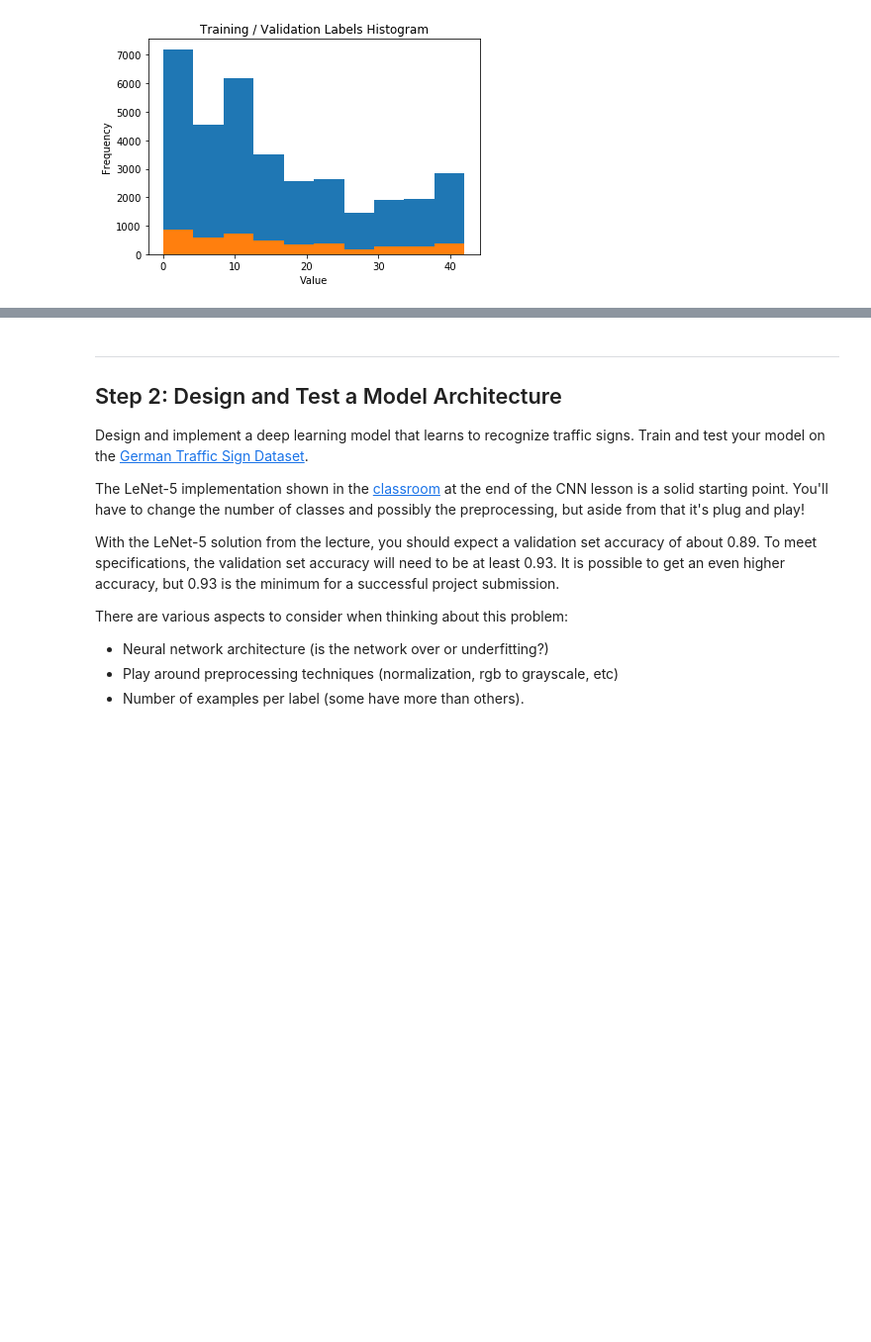
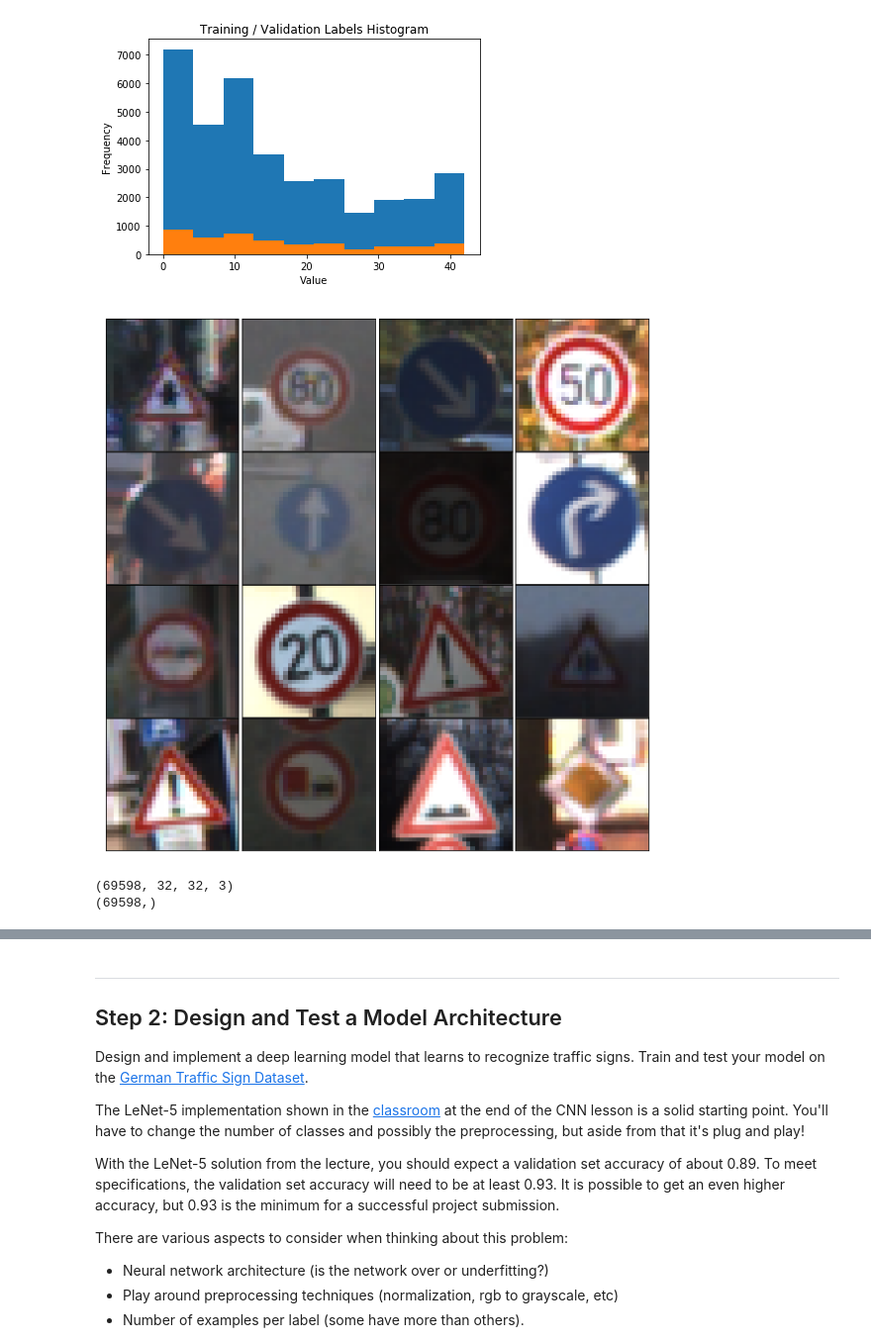
Before and after one commit to mischastik/CarND-Traffic-Sign-Classifier-Project, a Jupyter notebook: Traffic_Sign_Classifier.ipynb, the cells around one changed output, grey strips where cells are left out. Shown at 99% size. Cells and saved outputs as stored; diff of their text form; code cells hidden in the pictures; blank space fills up the shorter version.

Commit message:
Add data augmentation

```diff
--- a/Traffic_Sign_Classifier.ipynb
+++ b/Traffic_Sign_Classifier.ipynb
@@ -140,6 +140,46 @@ plt.hist(y_valid)
 fig = plt.gcf()
 # %% [output]
 [figure]
+# %%
+#Data augmentation
+import random
+import math
+import scipy.ndimage
+
+X_augmented = X_train.copy()
+for i in range(n_train):
+    angle = random.uniform(-6.0, +6.0)
+    X_augmented[i] = scipy.ndimage.interpolation.rotate(X_train[i], angle, axes=(1, 0), reshape=False, output=None, order=3, mode='reflect', cval=0.0, prefilter=True)
+# %%
+### check augmented data for sanity
+%matplotlib inline
+gridwith=4
+fig, axes = plt.subplots(gridwith, gridwith, figsize=(10, 10),
+                         subplot_kw={'xticks': [], 'yticks': []})
+
+fig.subplots_adjust(hspace=0.001, wspace=0.001)
+ax = axes.flat
+
+for i in range(gridwith * gridwith):
+    ax[i].imshow(X_augmented[randint(0, n_train-1)])
+
+plt.show()
+# %% [output]
+[figure, added]
+# %%
+### fuse original and augmented training data set
+import numpy as np
+X_train_aug = np.concatenate((X_train, X_augmented))
+print(X_train_aug.shape)
+X_train = X_train_aug
+n_train *= 2
+
+y_train_aug = np.concatenate((y_train, y_train))
+print(y_train_aug.shape)
+y_train = y_train_aug
+# %% [output]
+(69598, 32, 32, 3)
+(69598,)
 # %%
 gridwith=4
 fig, axes = plt.subplots(gridwith, gridwith, figsize=(10, 10),
```
Also changed, not shown: parts of 7 cells of this notebook, 1 other file.
